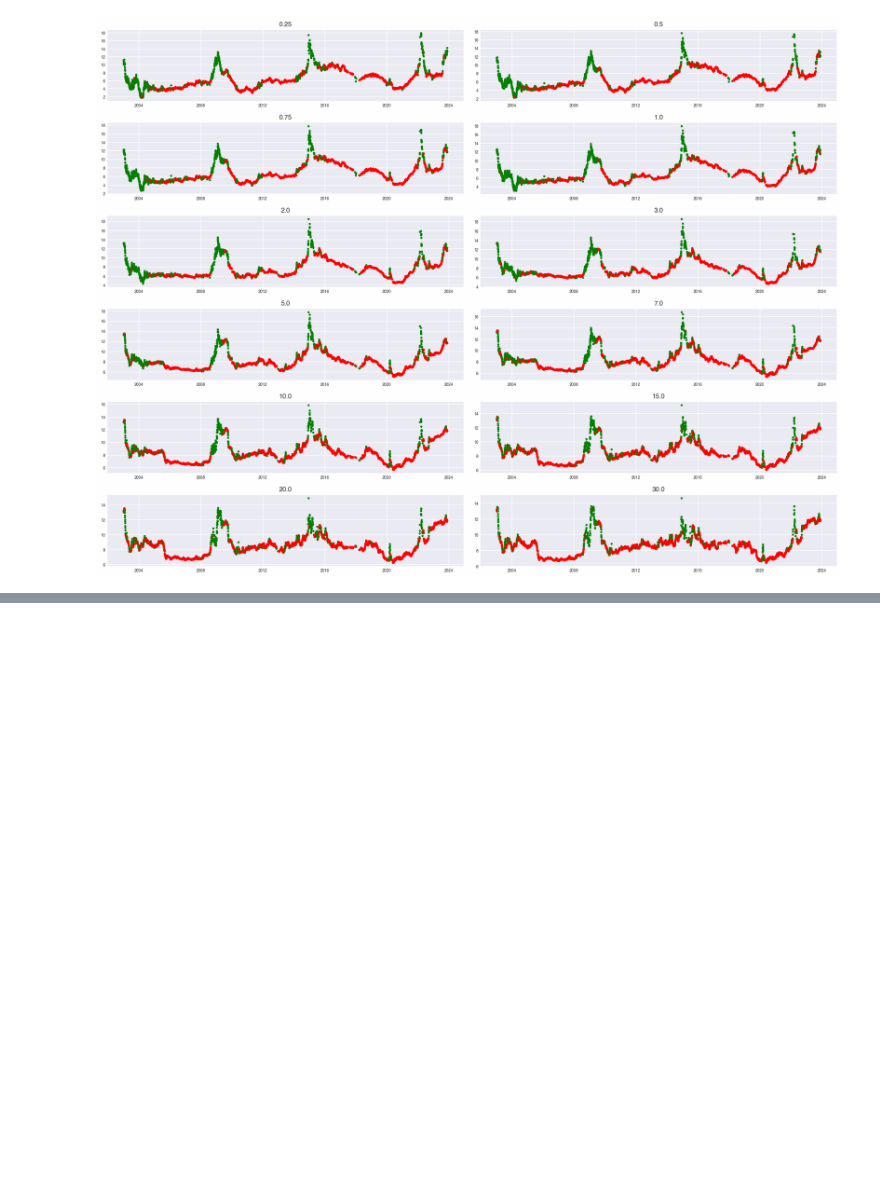
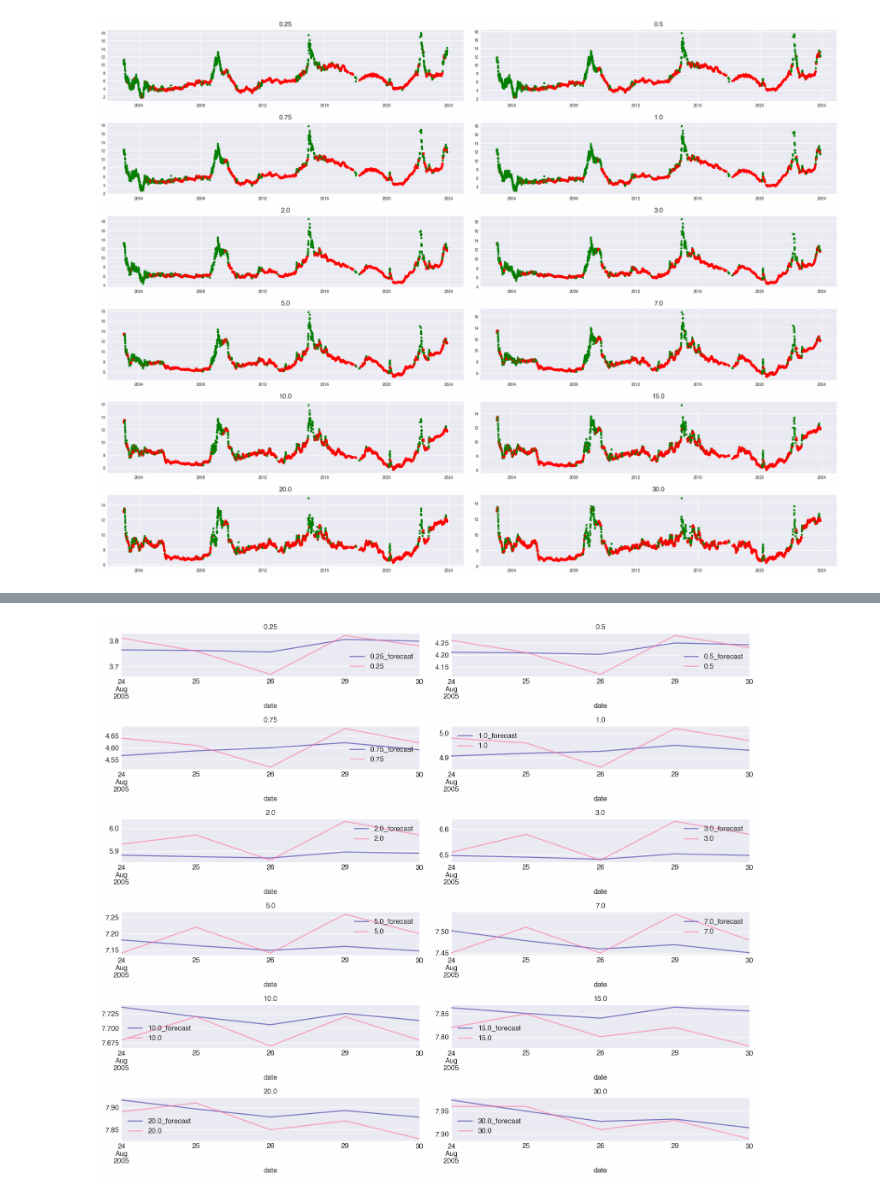
Before and after one commit to VsevolodZaostrovsky/MOEX-Yield-Curve-Forecasting, a Jupyter notebook: ConsideringModels/MainFiles/markov_switch_model.ipynb, the cells around one changed output, grey strips where cells are left out. Cells and saved outputs as stored; diff of their text form; code cells hidden in the pictures; blank space fills up the shorter version.

```diff
--- a/ConsideringModels/MainFiles/markov_switch_model.ipynb
+++ b/ConsideringModels/MainFiles/markov_switch_model.ipynb
@@ -114,10 +104,9 @@ for name, column in df_train.iteritems():
 # %% [markdown]
 Получили, что все не стационарно. Возьмем разницу и снова проверим.
 # %%
-df_train_differenced = df_train.diff().dropna()
-# df_test_differenced = df_test.diff().dropna()
+df_differenced = df.diff().dropna()
 
-for name, column in df_train_differenced.iteritems():
+for name, column in df_differenced.iteritems():
     adfuller_test(column, name=column.name)
     print('\n')
 # %% [output]
@@ -177,0 +270,86 @@ plt.tight_layout();
+# %%
+df_fc = dataset_train[['dayofmonth', 'dayofweek', 'quarter', 'month', 'dayofyear', 'weekofyear']].copy()
+arima_model_025 = ARIMA(dataset_train["0.25"], exog=pd.concat([df_fc, dataset_train["0.25_regimes"]] , axis=1), order=(1,1,1)).fit()
+arima_model_05 = ARIMA(dataset_train["0.5"], exog=pd.concat([df_fc, dataset_train["0.5_regimes"]] , axis=1), order=(1,1,1)).fit()
+arima_model_075 = ARIMA(dataset_train["0.75"], exog=pd.concat([df_fc, dataset_train["0.75_regimes"]] , axis=1), order=(3,1,3)).fit()
+arima_model_1 = ARIMA(dataset_train["1.0"], exog=pd.concat([df_fc, dataset_train["1.0_regimes"]] , axis=1), order=(2,1,3)).fit()
+arima_model_2 = ARIMA(dataset_train["2.0"], exog=pd.concat([df_fc, dataset_train["2.0_regimes"]] , axis=1), order=(1,1,1)).fit()
+arima_model_3 = ARIMA(dataset_train["3.0"], exog=pd.concat([df_fc, dataset_train["3.0_regimes"]] , axis=1), order=(3,1,3)).fit()
+arima_model_5 = ARIMA(dataset_train["5.0"], exog=pd.concat([df_fc, dataset_train["5.0_regimes"]] , axis=1), order=(3,1,3)).fit()
+arima_model_7 = ARIMA(dataset_train["7.0"], exog=pd.concat([df_fc, dataset_train["7.0_regimes"]] , axis=1), order=(3,1,3)).fit()
+arima_model_10 = ARIMA(dataset_train["10.0"], exog=pd.concat([df_fc, dataset_train["10.0_regimes"]] , axis=1), order=(2,1,1)).fit()
+arima_model_15 = ARIMA(dataset_train["15.0"], exog=pd.concat([df_fc, dataset_train["15.0_regimes"]] , axis=1), order=(1,1,3)).fit()
+arima_model_20 = ARIMA(dataset_train["20.0"], exog=pd.concat([df_fc, dataset_train["20.0_regimes"]] , axis=1), order=(1,1,2)).fit()
+arima_model_30 = ARIMA(dataset_train["30.0"], exog=pd.concat([df_fc, dataset_train["30.0_regimes"]] , axis=1), order=(1,1,2)).fit()
+# %%
+df_fc = dataset_test[['dayofmonth', 'dayofweek', 'quarter', 'month', 'dayofyear', 'weekofyear']].copy()
+df_test_allresult = dataset_test.copy()
+
+fig, axes = plt.subplots(nrows=6, ncols=2, dpi=120, figsize=(13,11))
+
+df_test_allresult["0.25_forecast"] = np.array(arima_model_025.forecast(steps=n_horizon, exog=pd.concat([df_fc, dataset_test["0.25_regimes"]] , axis=1)))
+df_test_allresult["0.25_forecast"].plot(ax=axes.flat[0], legend="test")
+df_test_allresult["0.25"].plot(ax=axes.flat[0], legend="forecast")
+axes.flat[0].set_title("0.25", fontsize=10)
+
+df_test_allresult["0.5_forecast"] = np.array(arima_model_05.forecast(steps=n_horizon, exog=pd.concat([df_fc, dataset_test["0.5_regimes"]] , axis=1)))
+df_test_allresult["0.5_forecast"].plot(ax=axes.flat[1], legend="test")
+df_test_allresult["0.5"].plot(ax=axes.flat[1], legend="forecast")
+axes.flat[1].set_title("0.5", fontsize=10)
+
+df_test_allresult["0.75_forecast"] = np.array(arima_model_075.forecast(steps=n_horizon, exog=pd.concat([df_fc, dataset_test["0.75_regimes"]] , axis=1)))
+df_test_allresult["0.75_forecast"].plot(ax=axes.flat[2], legend="test")
+df_test_allresult["0.75"].plot(ax=axes.flat[2], legend="forecast")
+axes.flat[2].set_title("0.75", fontsize=10)
+
+df_test_allresult["1.0_forecast"] = np.array(arima_model_1.forecast(steps=n_horizon, exog=pd.concat([df_fc, dataset_test["1.0_regimes"]] , axis=1)))
+df_test_allresult["1.0_forecast"].plot(ax=axes.flat[3], legend="test")
+df_test_allresult["1.0"].plot(ax=axes.flat[3], legend="forecast")
+axes.flat[3].set_title("1.0", fontsize=10)
+
+
+df_test_allresult["2.0_forecast"] = np.array(arima_model_2.forecast(steps=n_horizon, exog=pd.concat([df_fc, dataset_test["2.0_regimes"]] , axis=1)))
+df_test_allresult["2.0_forecast"].plot(ax=axes.flat[4], legend="test")
+df_test_allresult["2.0"].plot(ax=axes.flat[4], legend="forecast")
+axes.flat[4].set_title("2.0", fontsize=10)
+
+df_test_allresult["3.0_forecast"] = np.array(arima_model_3.forecast(steps=n_horizon, exog=pd.concat([df_fc, dataset_test["3.0_regimes"]] , axis=1)))
+df_test_allresult["3.0_forecast"].plot(ax=axes.flat[5], legend="test")
+df_test_allresult["3.0"].plot(ax=axes.flat[5], legend="forecast")
+axes.flat[5].set_title("3.0", fontsize=10)
+
+df_test_allresult["5.0_forecast"] = np.array(arima_model_5.forecast(steps=n_horizon, exog=pd.concat([df_fc, dataset_test["5.0_regimes"]] , axis=1)))
+df_test_allresult["5.0_forecast"].plot(ax=axes.flat[6], legend="test")
+df_test_allresult["5.0"].plot(ax=axes.flat[6], legend="forecast")
+axes.flat[6].set_title("5.0", fontsize=10)
+
+df_test_allresult["7.0_forecast"] = np.array(arima_model_7.forecast(steps=n_horizon, exog=pd.concat([df_fc, dataset_test["7.0_regimes"]] , axis=1)))
+df_test_allresult["7.0_forecast"].plot(ax=axes.flat[7], legend="test")
+df_test_allresult["7.0"].plot(ax=axes.flat[7], legend="forecast")
+axes.flat[7].set_title("7.0", fontsize=10)
+
+df_test_allresult["10.0_forecast"] = np.array(arima_model_10.forecast(steps=n_horizon, exog=pd.concat([df_fc, dataset_test["10.0_regimes"]] , axis=1)))
+df_test_allresult["10.0_forecast"].plot(ax=axes.flat[8], legend="test")
+df_test_allresult["10.0"].plot(ax=axes.flat[8], legend="forecast")
+axes.flat[8].set_title("10.0", fontsize=10)
+
+df_test_allresult["15.0_forecast"] = np.array(arima_model_15.forecast(steps=n_horizon, exog=pd.concat([df_fc, dataset_test["15.0_regimes"]] , axis=1)))
+df_test_allresult["15.0_forecast"].plot(ax=axes.flat[9], legend="test")
+df_test_allresult["15.0"].plot(ax=axes.flat[9], legend="forecast")
+axes.flat[9].set_title("15.0", fontsize=10)
+
+
+df_test_allresult["20.0_forecast"] = np.array(arima_model_20.forecast(steps=n_horizon, exog=pd.concat([df_fc, dataset_test["20.0_regimes"]] , axis=1)))
+df_test_allresult["20.0_forecast"].plot(ax=axes.flat[10], legend="test")
+df_test_allresult["20.0"].plot(ax=axes.flat[10], legend="forecast")
+axes.flat[10].set_title("20.0", fontsize=10)
+
+df_test_allresult["30.0_forecast"] = np.array(arima_model_30.forecast(steps=n_horizon, exog=pd.concat([df_fc, dataset_test["30.0_regimes"]] , axis=1)))
+df_test_allresult["30.0_forecast"].plot(ax=axes.flat[11], legend="test")
+df_test_allresult["30.0"].plot(ax=axes.flat[11], legend="forecast")
+axes.flat[11].set_title("30.0", fontsize=10)
+
+
+plt.tight_layout();
+# %% [output]
+[figure, added]
```
Also changed, not shown: parts of 14 cells of this notebook, 2 other files.
